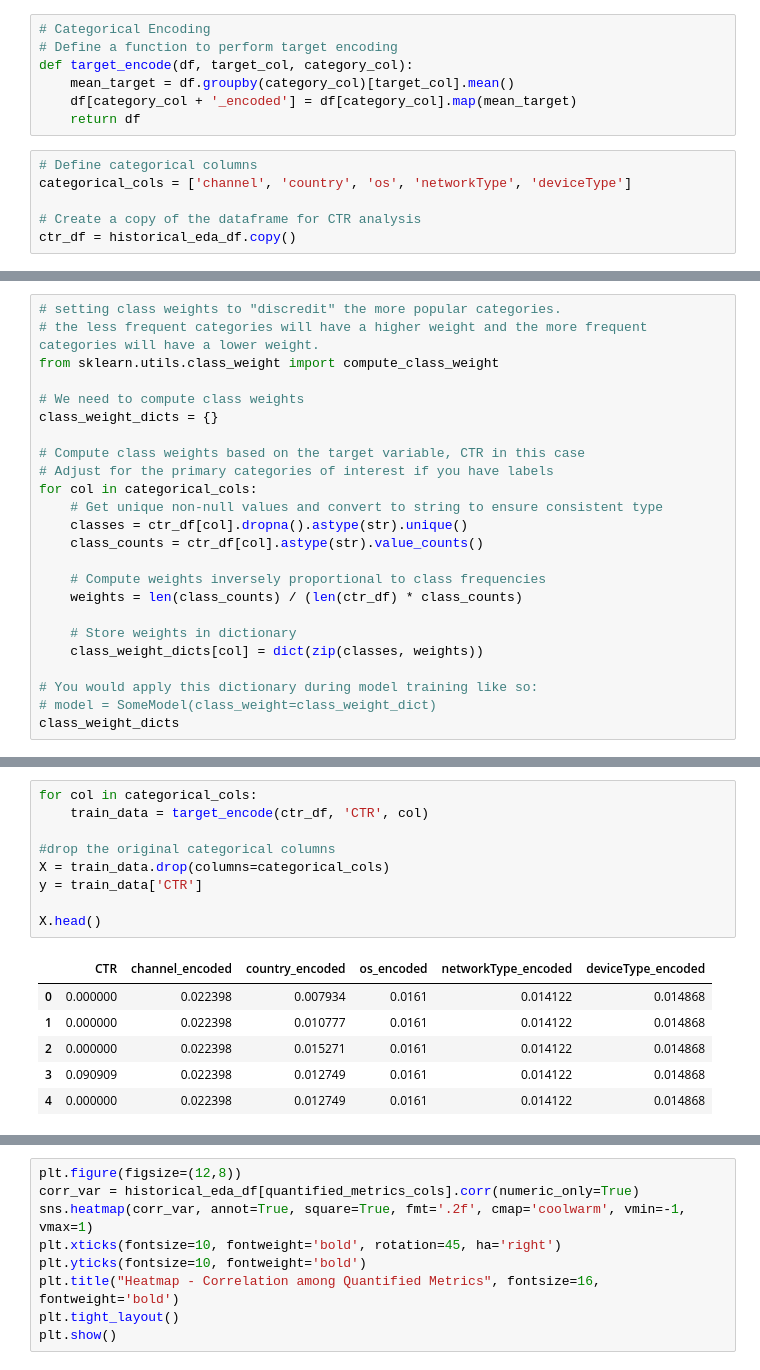
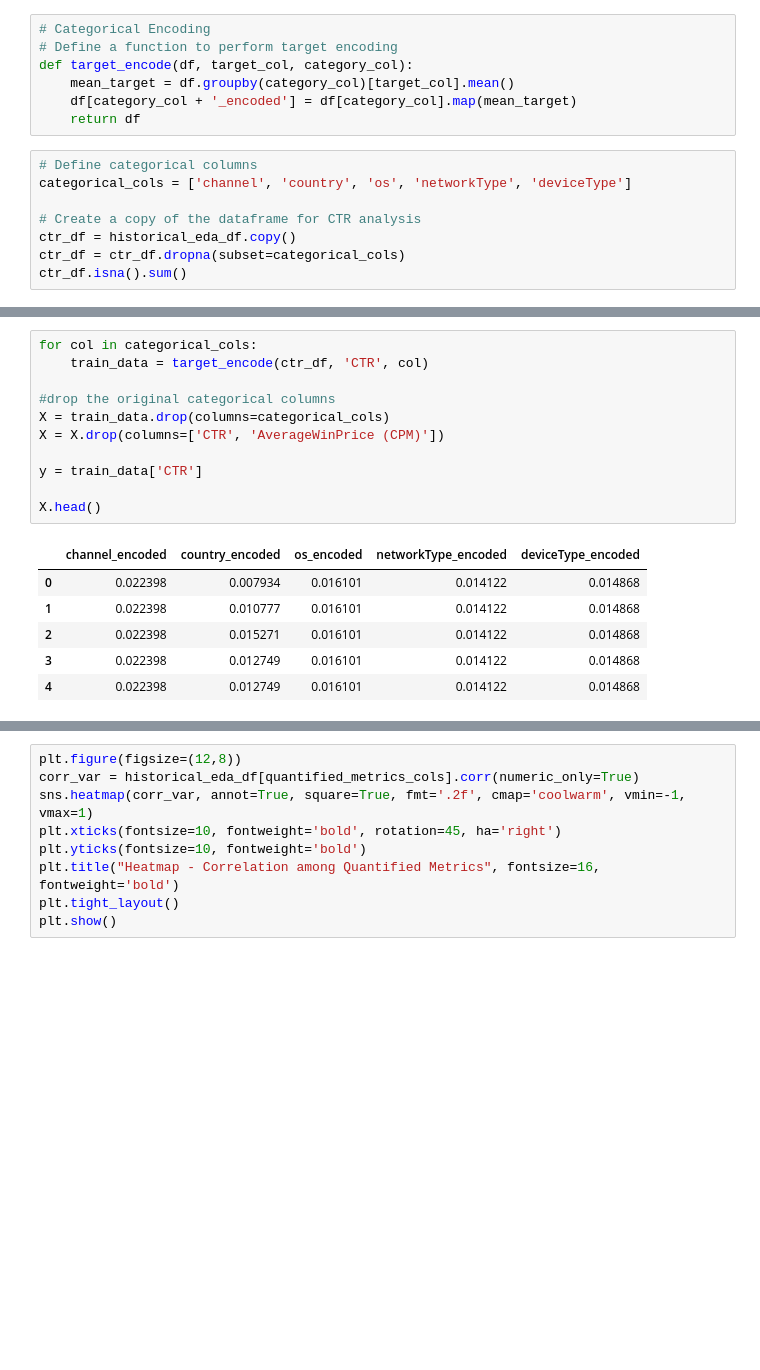
Before and after one commit to ROCstudios/ad-bidding-challenge, a Jupyter notebook: v2_channel_bid_strategy.ipynb, the cells around one changed output, grey strips where cells are left out. Drawn from its saved outputs; the diff is of its cells as text; blank space fills up the shorter version.

Commit message:
gradient boosted model with stratigiedkfold encoding for training

```diff
--- a/v2_channel_bid_strategy.ipynb
+++ b/v2_channel_bid_strategy.ipynb
@@ -370,3 +370,5 @@ categorical_cols = ['channel', 'country', 'os', 'networkType', 'deviceType']
 
 # Create a copy of the dataframe for CTR analysis
 ctr_df = historical_eda_df.copy()
+ctr_df = ctr_df.dropna(subset=categorical_cols)
+ctr_df.isna().sum()
@@ -373,24 +383,0 @@ ctr_df = historical_eda_df.copy()
-# %%
-# setting class weights to "discredit" the more popular categories.
-# the less frequent categories will have a higher weight and the more frequent categories will have a lower weight.
-from sklearn.utils.class_weight import compute_class_weight
-
-# We need to compute class weights
-class_weight_dicts = {}
-
-# Compute class weights based on the target variable, CTR in this case
-# Adjust for the primary categories of interest if you have labels
-for col in categorical_cols:
-    # Get unique non-null values and convert to string to ensure consistent type
-    classes = ctr_df[col].dropna().astype(str).unique()
-    class_counts = ctr_df[col].astype(str).value_counts()
-
-    # Compute weights inversely proportional to class frequencies
-    weights = len(class_counts) / (len(ctr_df) * class_counts)
-
-    # Store weights in dictionary
-    class_weight_dicts[col] = dict(zip(classes, weights))
-
-# You would apply this dictionary during model training like so:
-# model = SomeModel(class_weight=class_weight_dict)
-class_weight_dicts
@@ -415,19 +384,21 @@ class_weight_dicts
 # %%
 for col in categorical_cols:
     train_data = target_encode(ctr_df, 'CTR', col)
 
 #drop the original categorical columns
 X = train_data.drop(columns=categorical_cols)
+X = X.drop(columns=['CTR', 'AverageWinPrice (CPM)'])
+
 y = train_data['CTR']
 
 X.head()
 # %% [output]
-|  | CTR | channel_encoded | country_encoded | os_encoded | networkType_encoded | deviceType_encoded |
-| 0 | 0.000000 | 0.022398 | 0.007934 | 0.0161 | 0.014122 | 0.014868 |
-| 1 | 0.000000 | 0.022398 | 0.010777 | 0.0161 | 0.014122 | 0.014868 |
-| 2 | 0.000000 | 0.022398 | 0.015271 | 0.0161 | 0.014122 | 0.014868 |
-| 3 | 0.090909 | 0.022398 | 0.012749 | 0.0161 | 0.014122 | 0.014868 |
-| 4 | 0.000000 | 0.022398 | 0.012749 | 0.0161 | 0.014122 | 0.014868 |
+|  | channel_encoded | country_encoded | os_encoded | networkType_encoded | deviceType_encoded |
+| 0 | 0.022398 | 0.007934 | 0.016101 | 0.014122 | 0.014868 |
+| 1 | 0.022398 | 0.010777 | 0.016101 | 0.014122 | 0.014868 |
+| 2 | 0.022398 | 0.015271 | 0.016101 | 0.014122 | 0.014868 |
+| 3 | 0.022398 | 0.012749 | 0.016101 | 0.014122 | 0.014868 |
+| 4 | 0.022398 | 0.012749 | 0.016101 | 0.014122 | 0.014868 |
 # %%
 # Stratified samplign for cross validation
 from sklearn.model_selection import StratifiedKFold
```
Also changed, not shown: parts of 3 cells of this notebook.
